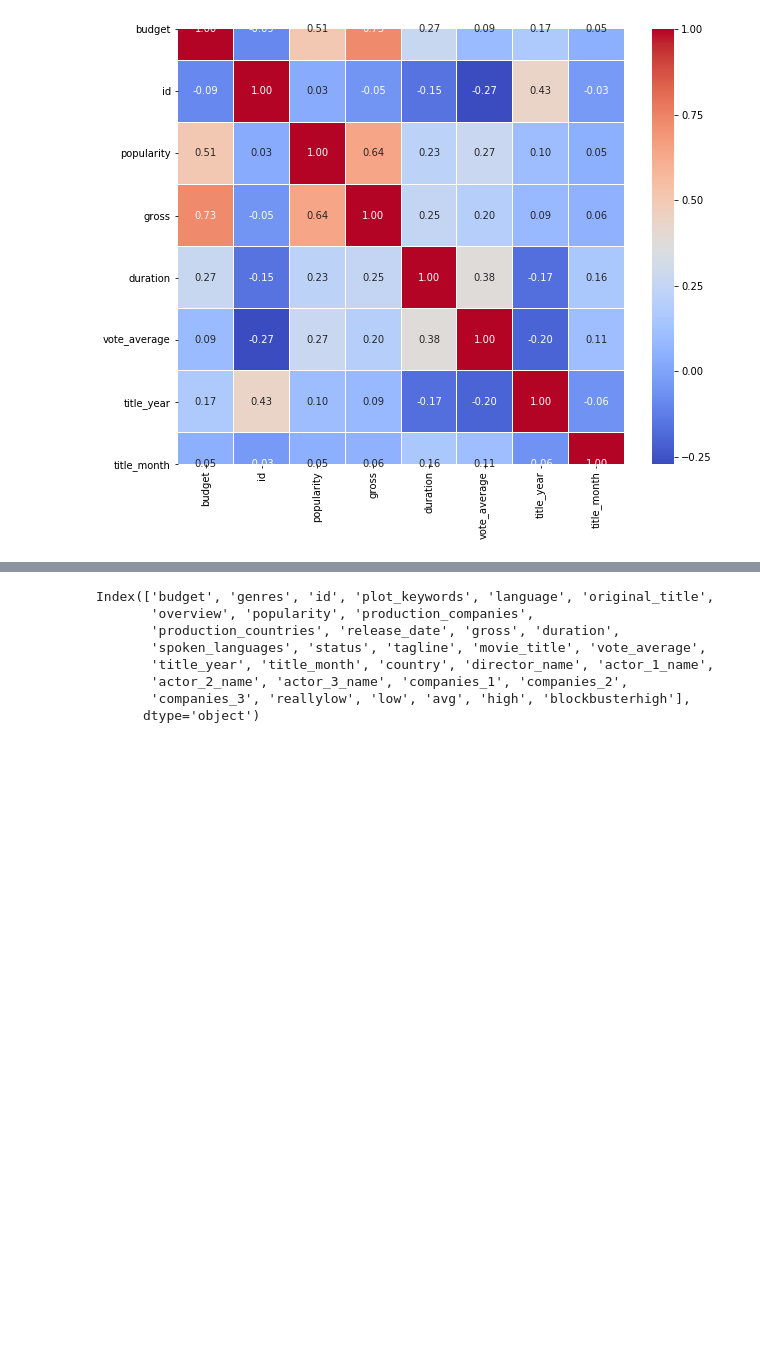
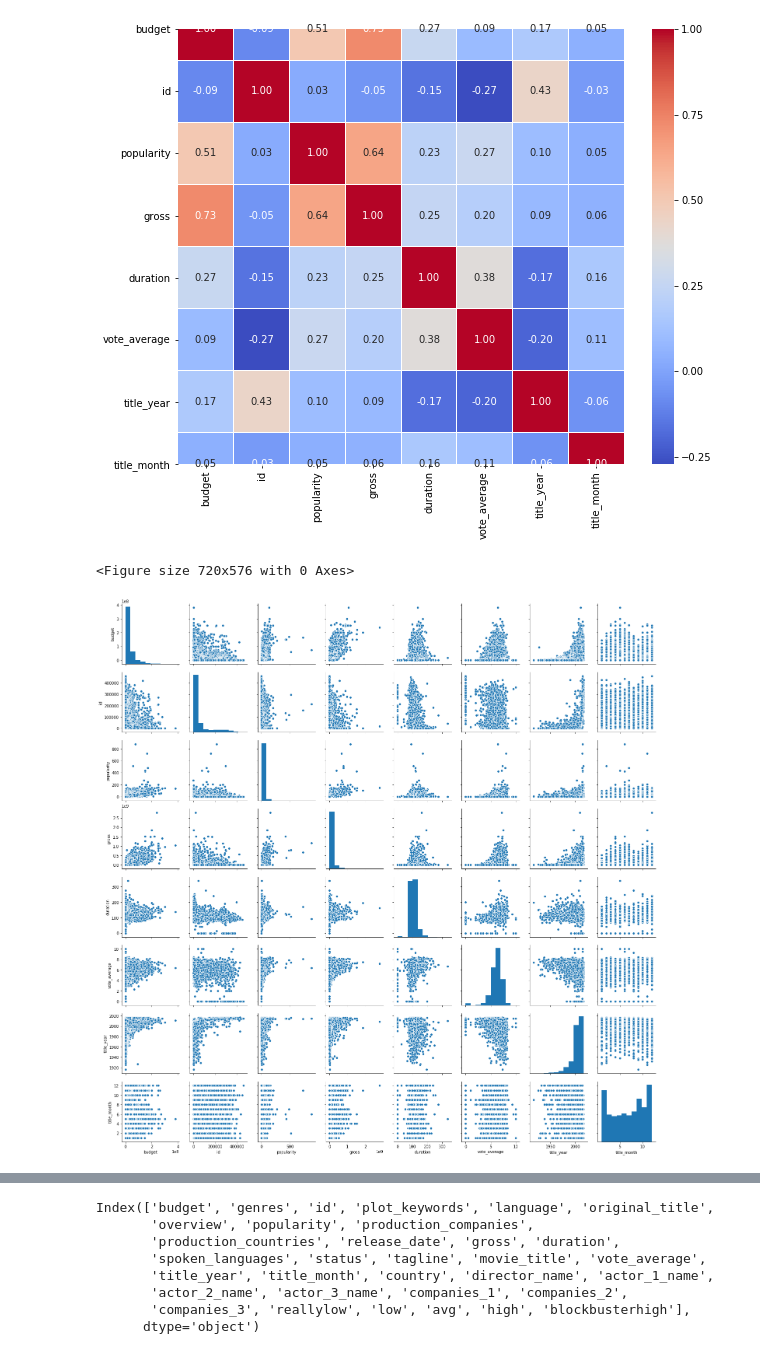
Before and after one commit to jzhan2543/fall19ml-moviepredictions, a Jupyter notebook: movie_notebook.ipynb, the cells around one changed output, grey strips where cells are left out. Drawn from its saved outputs; the diff is of its cells as text; code cells hidden in the pictures; blank space fills up the shorter version.

```diff
--- a/movie_notebook.ipynb
+++ b/movie_notebook.ipynb
@@ -152,6 +152,13 @@ plt.figure(figsize = (10,8))
 g = sns.heatmap(pretreated_data[list(pretreated_data)].corr(),annot=True, fmt = ".2f", cmap = "coolwarm",linewidths= 0.01)
 # %% [output]
 [figure]
+# %%
+#pair plot just cause it looks cool lul
+plt.figure(figsize = (10,8))
+g = sns.pairplot(pretreated_data,palette="bright")
+# %% [output]
+<Figure size 720x576 with 0 Axes>
+[figure, added]
 # %%
 #title year and vote average + duration cleaup
 pretreated_data = pretreated_data[pretreated_data['vote_average'] != 0]
```
Also changed, not shown: parts of 31 cells of this notebook.
